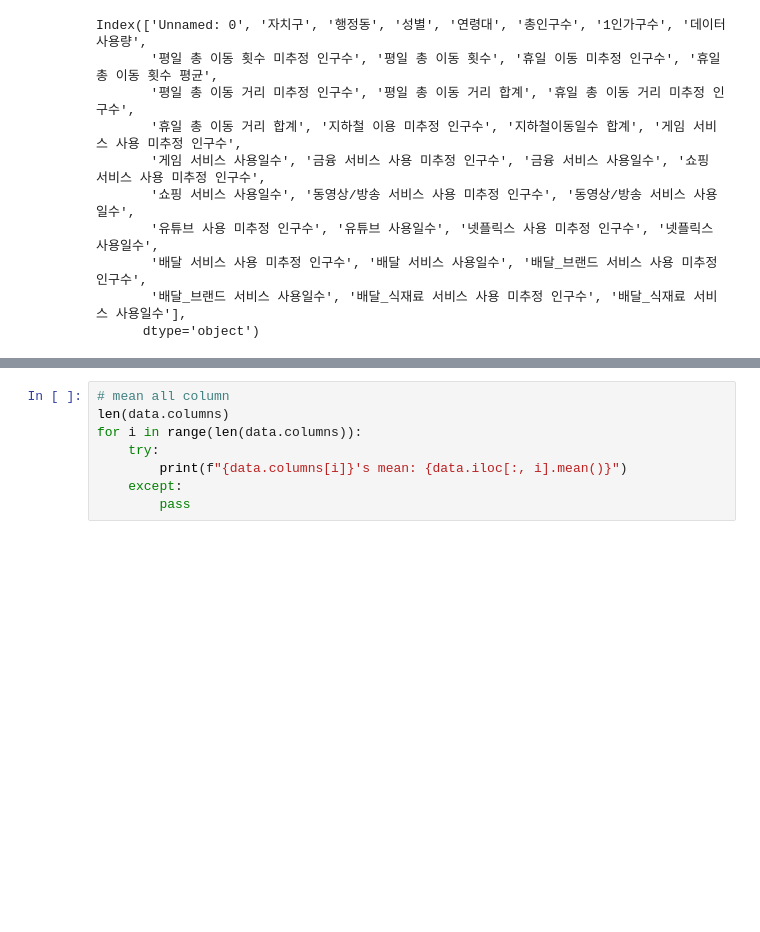
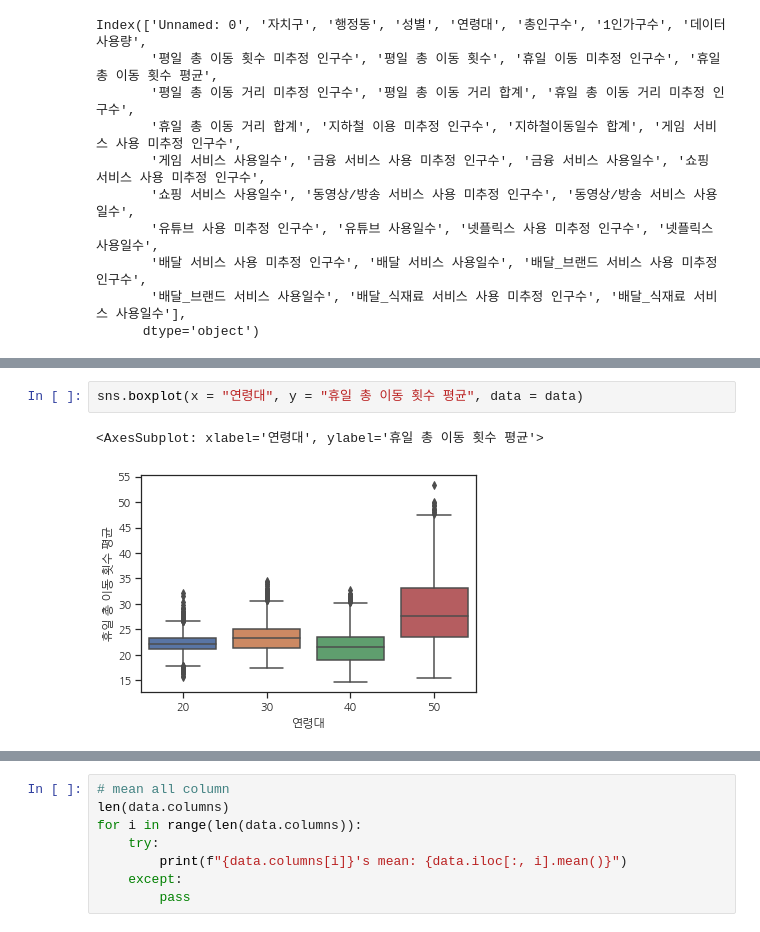
Before and after one commit to SeongyuMoon/SDA_Term_Project, a Jupyter notebook: train_eda.ipynb, the cells around one changed output, grey strips where cells are left out. Drawn from its saved outputs; the diff is of its cells as text; blank space fills up the shorter version.

```diff
--- a/train_eda.ipynb
+++ b/train_eda.ipynb
@@ -41,0 +51,5 @@ data = data[['자치구', '행정동', '성별', '연령대', '총인구수', '1
+# %%
+sns.boxplot(x = "연령대", y = "휴일 총 이동 횟수 평균", data = data)
+# %% [output]
+<AxesSubplot: xlabel='연령대', ylabel='휴일 총 이동 횟수 평균'>
+[figure, added]
```
Also changed, not shown: parts of 53 cells of this notebook.
